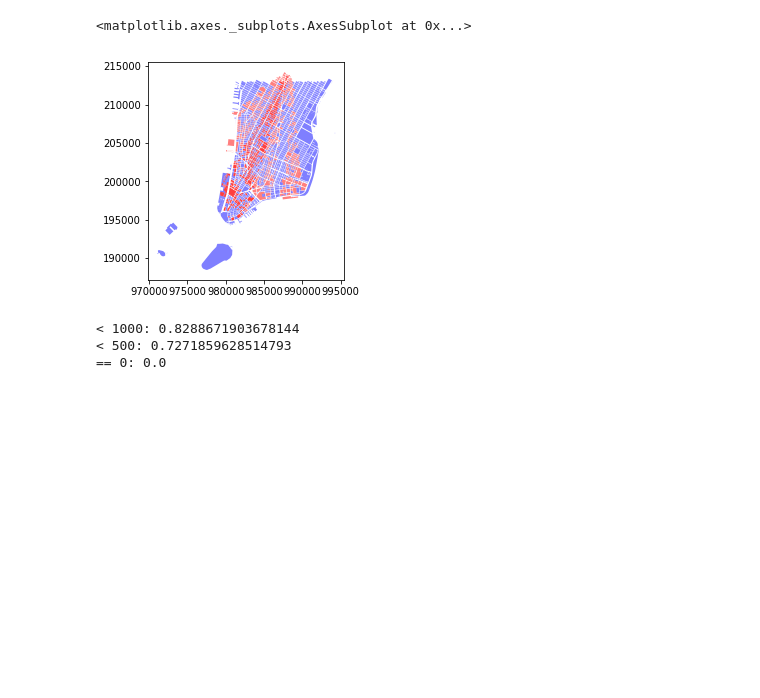
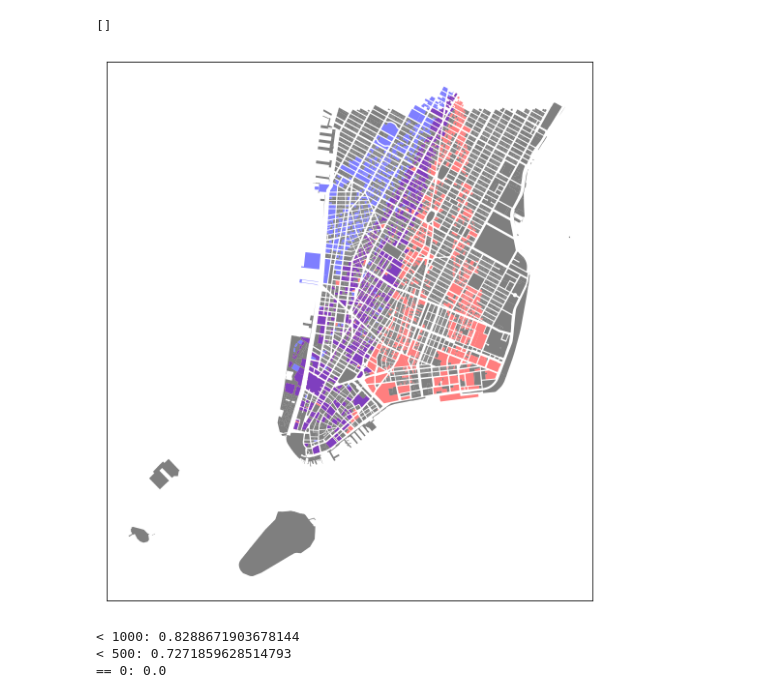
Before and after one commit to cmoscardi/independent_2018, a Jupyter notebook: image/bbl_impute.ipynb, the cells around one changed output. Drawn from its saved outputs; the diff is of its cells as text; code cells hidden in the pictures; blank space fills up the shorter version.

```diff
--- a/image/bbl_impute.ipynb
+++ b/image/bbl_impute.ipynb
@@ -15,12 +15,17 @@ pluto = gpd.read_file("data/pluto/MNMapPLUTO.shp")
 # %%
 ax = pluto[(pluto.geometry.centroid.y < 213000) &\
            (~pluto.BBL.isin(np.unique(d6_bbls.ravel()))) &\
-           (~pluto.BBL.isin(np.unique(d9_bbls.ravel())))].plot(color='blue', alpha=.5)
+           (~pluto.BBL.isin(np.unique(d9_bbls.ravel())))].plot(color='black', alpha=.5, figsize=(9, 16))
 pluto[pluto.BBL.isin(np.unique(d6_bbls.ravel()))].plot(color='red', alpha=.5, ax=ax)
-pluto[pluto.BBL.isin(np.unique(d9_bbls.ravel()))].plot(color='red', alpha=.5, ax=ax)
+pluto[pluto.BBL.isin(np.unique(d9_bbls.ravel()))].plot(color='blue', alpha=.5, ax=ax)
+ax.xaxis.set_ticks_position('none')
+ax.yaxis.set_ticks_position('none')
+ax.set_yticks([])
+ax.set_ylabel("")
+ax.set_xticks([])
 # %% [output]
-<matplotlib.axes._subplots.AxesSubplot at 0x...>
+[]
-[figure, old version]
+[figure, new version]
 # %%
 pluto["surface_area"] = pluto["NumFloors"] * pluto.geometry.length
 in_frame = pluto[(pluto.BBL.isin(np.unique(d6_bbls.ravel()))) | pluto.BBL.isin(np.unique(d9_bbls.ravel()))]
```
Also changed, not shown: 7 other files.
